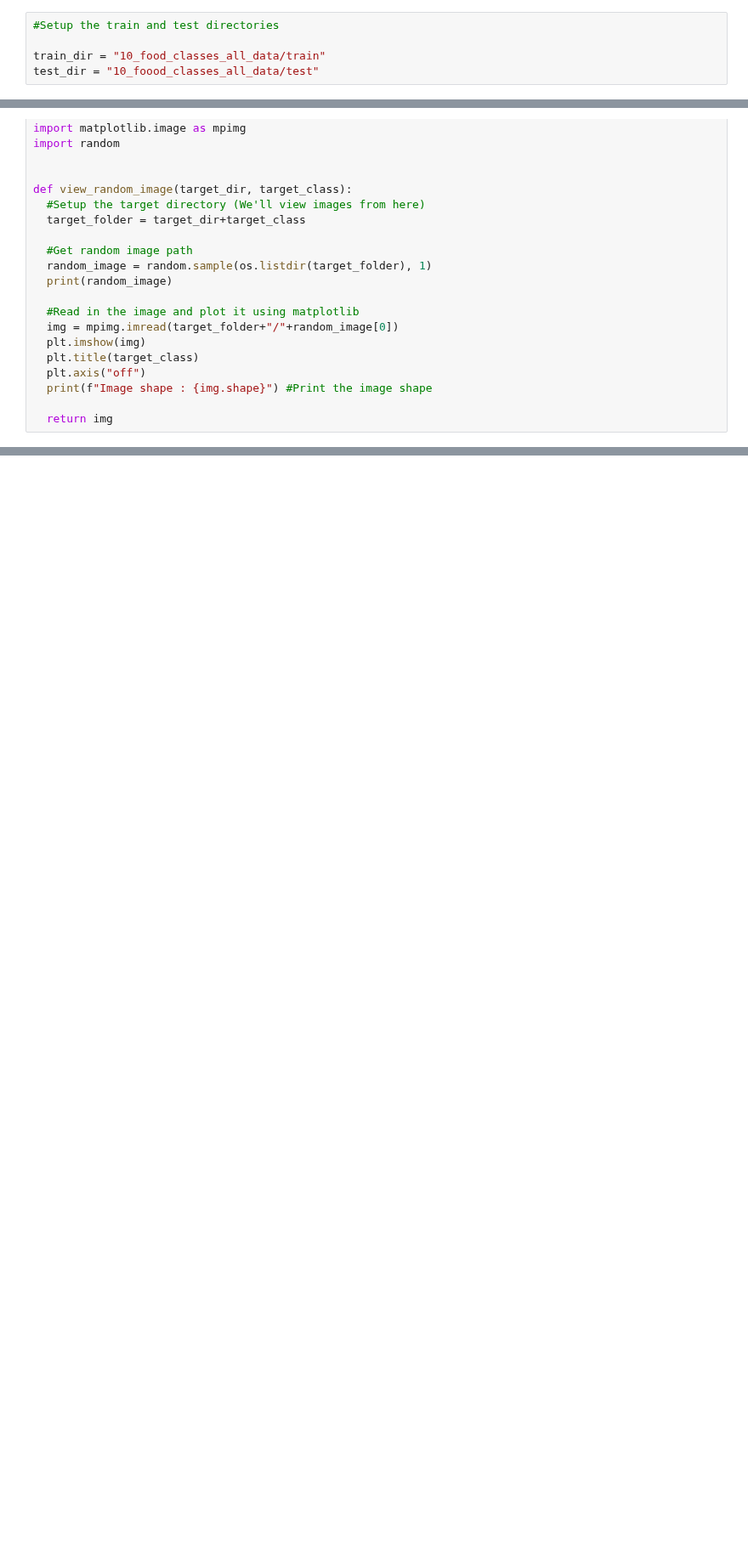
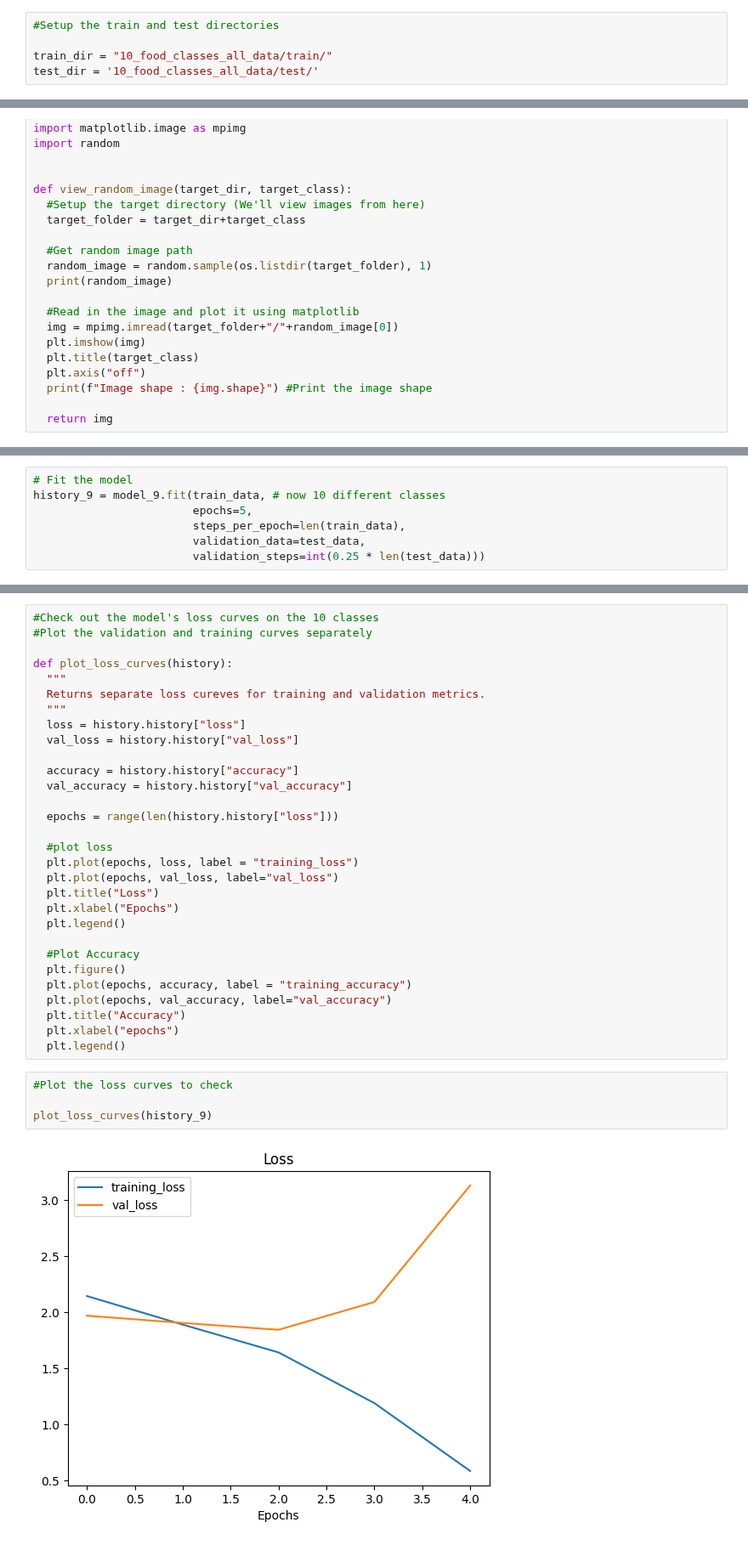
Before and after one commit to iamchenchu/Deep-Learnig-with-TensorFlow, a Jupyter notebook: 04_Convolutional_Neural_Network_Multiclass.ipynb, the cells around one changed output, grey strips where cells are left out. Shown at 85% size. Cells and saved outputs as stored; diff of their text form; blank space fills up the shorter version.

```diff
--- a/04_Convolutional_Neural_Network_Multiclass.ipynb
+++ b/04_Convolutional_Neural_Network_Multiclass.ipynb
@@ -88,8 +88,8 @@ There are 0 directories and 250 images in '10_food_classes_all_data/test/ice_cre
 # %%
 #Setup the train and test directories
 
-train_dir = "10_food_classes_all_data/train"
-test_dir = "10_foood_classes_all_data/test"
+train_dir = "10_food_classes_all_data/train/"
+test_dir = '10_food_classes_all_data/test/'
 # %%
 #let's get the class names
 import pathlib
@@ -135,0 +184,7 @@ Image shape : (384, 512, 3)
+# %%
+# Fit the model
+history_9 = model_9.fit(train_data, # now 10 different classes
+                        epochs=5,
+                        steps_per_epoch=len(train_data),
+                        validation_data=test_data,
+                        validation_steps=int(0.25 * len(test_data)))
@@ -135,0 +211,36 @@ Image shape : (384, 512, 3)
+# %%
+#Check out the model's loss curves on the 10 classes
+#Plot the validation and training curves separately
+
+def plot_loss_curves(history):
+  """
+  Returns separate loss cureves for training and validation metrics.
+  """
+  loss = history.history["loss"]
+  val_loss = history.history["val_loss"]
+
+  accuracy = history.history["accuracy"]
+  val_accuracy = history.history["val_accuracy"]
+
+  epochs = range(len(history.history["loss"]))
+
+  #plot loss
+  plt.plot(epochs, loss, label = "training_loss")
+  plt.plot(epochs, val_loss, label="val_loss")
+  plt.title("Loss")
+  plt.xlabel("Epochs")
+  plt.legend()
+
+  #Plot Accuracy
+  plt.figure()
+  plt.plot(epochs, accuracy, label = "training_accuracy")
+  plt.plot(epochs, val_accuracy, label="val_accuracy")
+  plt.title("Accuracy")
+  plt.xlabel("epochs")
+  plt.legend()
+# %%
+#Plot the loss curves to check
+
+plot_loss_curves(history_9)
+# %% [output]
+[figure, added]
```
Also changed, not shown: parts of 14 cells of this notebook.
